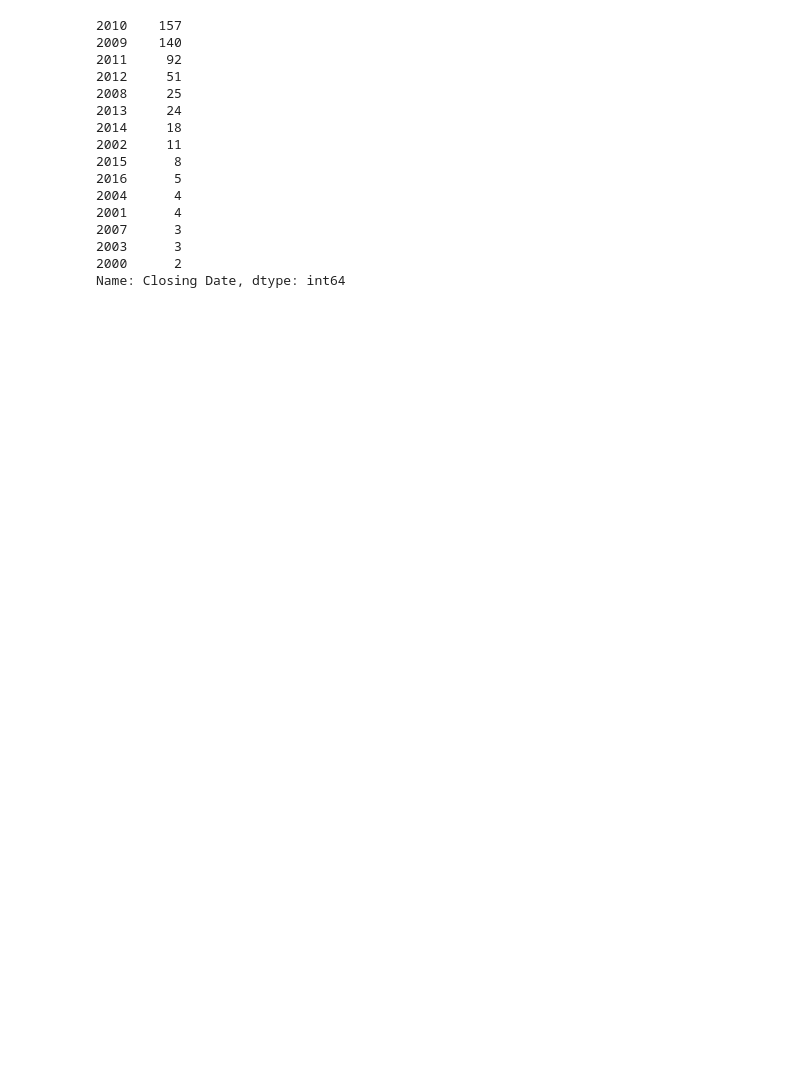
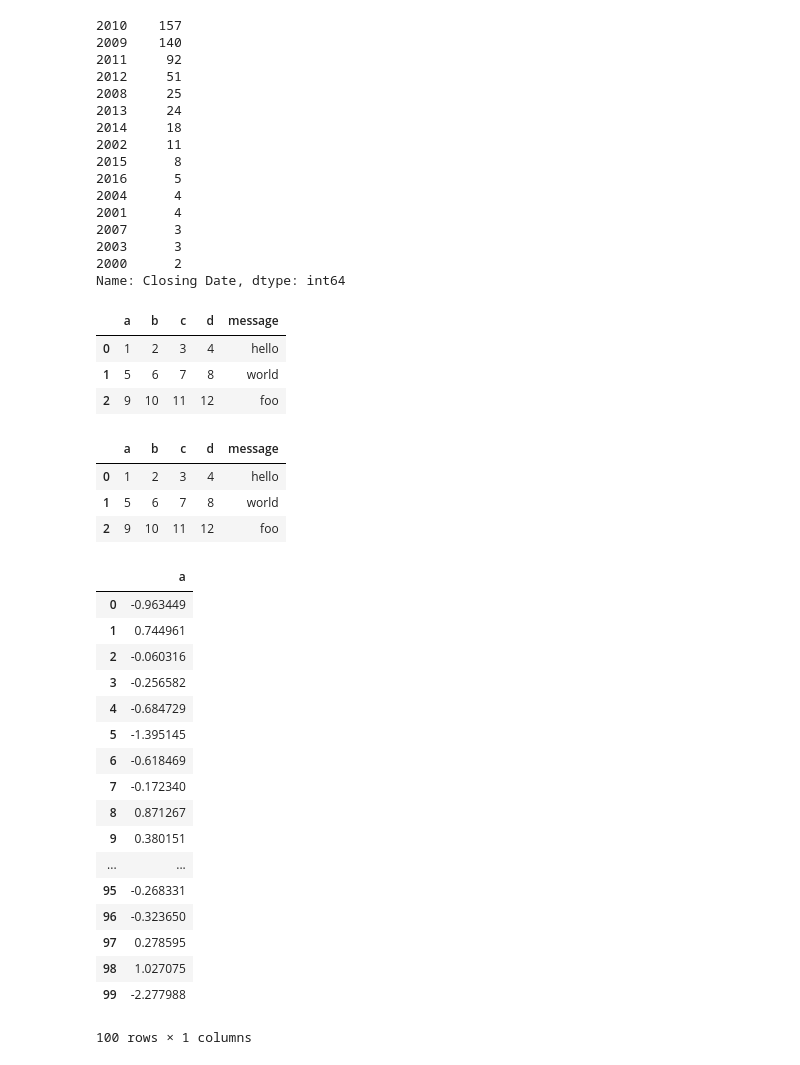
Before and after one commit to UCD-pbio-rclub/python-data-analysis_RuijuanL, a Jupyter notebook: Practice.ipynb, the cells around one changed output. Cells and saved outputs as stored; diff of their text form; code cells hidden in the pictures; blank space fills up the shorter version.

```diff
--- a/Practice.ipynb
+++ b/Practice.ipynb
@@ -1357,0 +1364,8 @@ Name: Closing Date, dtype: int64
+# %%
+frame = pd.read_csv("examples/ex1.csv")
+frame
+# %% [output]
+|  | a | b | c | d | message |
+| 0 | 1 | 2 | 3 | 4 | hello |
+| 1 | 5 | 6 | 7 | 8 | world |
+| 2 | 9 | 10 | 11 | 12 | foo |
@@ -1357,0 +1374,7 @@ Name: Closing Date, dtype: int64
+# %%
+pd.read_pickle("examples/frame_pickle") # is Pickle like Rdata?
+# %% [output]
+|  | a | b | c | d | message |
+| 0 | 1 | 2 | 3 | 4 | hello |
+| 1 | 5 | 6 | 7 | 8 | world |
+| 2 | 9 | 10 | 11 | 12 | foo |
@@ -1357,0 +1386,22 @@ Name: Closing Date, dtype: int64
+# %%
+frame = pd.DataFrame({'a':np.random.randn(100)})
+frame
+# %% [output]
+|  | a |
+| 0 | -0.963449 |
+| 1 | 0.744961 |
+| 2 | -0.060316 |
+| 3 | -0.256582 |
+| 4 | -0.684729 |
+| 5 | -1.395145 |
+| 6 | -0.618469 |
+| 7 | -0.172340 |
+| 8 | 0.871267 |
+| 9 | 0.380151 |
+| ... | ... |
+| 95 | -0.268331 |
+| 96 | -0.323650 |
+| 97 | 0.278595 |
+| 98 | 1.027075 |
+| 99 | -2.277988 |
+100 rows × 1 columns
```
Also changed, not shown: parts of 30 cells of this notebook, 3 other files.
